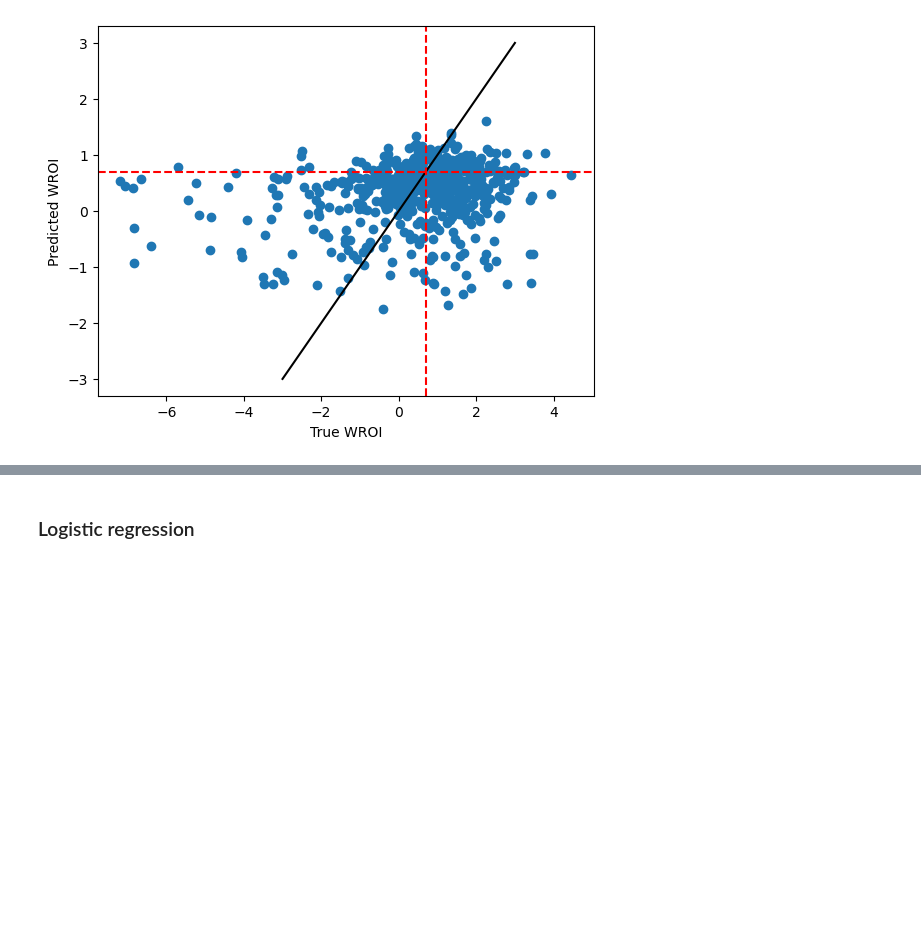
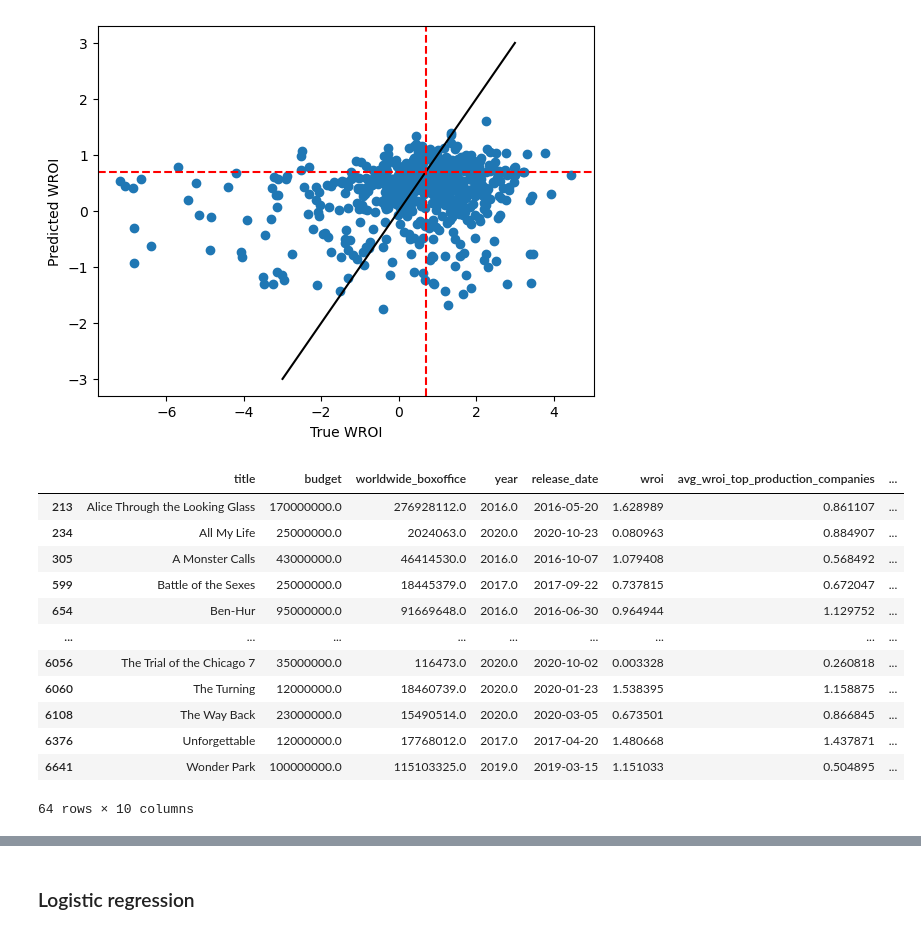
Before and after one commit to Divyantha369/spring-2025-greenlight, a Jupyter notebook: build_regression_models.ipynb, the cells around one changed output, grey strips where cells are left out. Cells and saved outputs as stored; diff of their text form; code cells hidden in the pictures; blank space fills up the shorter version.

```diff
--- a/build_regression_models.ipynb
+++ b/build_regression_models.ipynb
@@ -287,3 +287,21 @@ print("RMSE =", rmse)
 # %% [output]
 RMSE = 1.621603452351102
 [figure]
+# %%
+look_at_ = ['title','budget', 'worldwide_boxoffice', 'year','release_date', 'wroi', 'avg_wroi_top_production_companies', 'avg_wroi_top_cast_id','top_production_companies', 'top_cast']
+under_performers = test_data.loc[(test_data[outputs].values.ravel() <= np.log(2))*(test_prediction.ravel() > np.log(2))][look_at_]
+under_performers
+# %% [output]
+|  | title | budget | worldwide_boxoffice | year | release_date | wroi | avg_wroi_top_production_companies | ... |
+| 213 | Alice Through the Looking Glass | 170000000.0 | 276928112.0 | 2016.0 | 2016-05-20 | 1.628989 | 0.861107 | ... |
+| 234 | All My Life | 25000000.0 | 2024063.0 | 2020.0 | 2020-10-23 | 0.080963 | 0.884907 | ... |
+| 305 | A Monster Calls | 43000000.0 | 46414530.0 | 2016.0 | 2016-10-07 | 1.079408 | 0.568492 | ... |
+| 599 | Battle of the Sexes | 25000000.0 | 18445379.0 | 2017.0 | 2017-09-22 | 0.737815 | 0.672047 | ... |
+| 654 | Ben-Hur | 95000000.0 | 91669648.0 | 2016.0 | 2016-06-30 | 0.964944 | 1.129752 | ... |
+| ... | ... | ... | ... | ... | ... | ... | ... | ... |
+| 6056 | The Trial of the Chicago 7 | 35000000.0 | 116473.0 | 2020.0 | 2020-10-02 | 0.003328 | 0.260818 | ... |
+| 6060 | The Turning | 12000000.0 | 18460739.0 | 2020.0 | 2020-01-23 | 1.538395 | 1.158875 | ... |
+| 6108 | The Way Back | 23000000.0 | 15490514.0 | 2020.0 | 2020-03-05 | 0.673501 | 0.866845 | ... |
+| 6376 | Unforgettable | 12000000.0 | 17768012.0 | 2017.0 | 2017-04-20 | 1.480668 | 1.437871 | ... |
+| 6641 | Wonder Park | 100000000.0 | 115103325.0 | 2019.0 | 2019-03-15 | 1.151033 | 0.504895 | ... |
+64 rows × 10 columns
```
Also changed, not shown: parts of 3 cells of this notebook.
